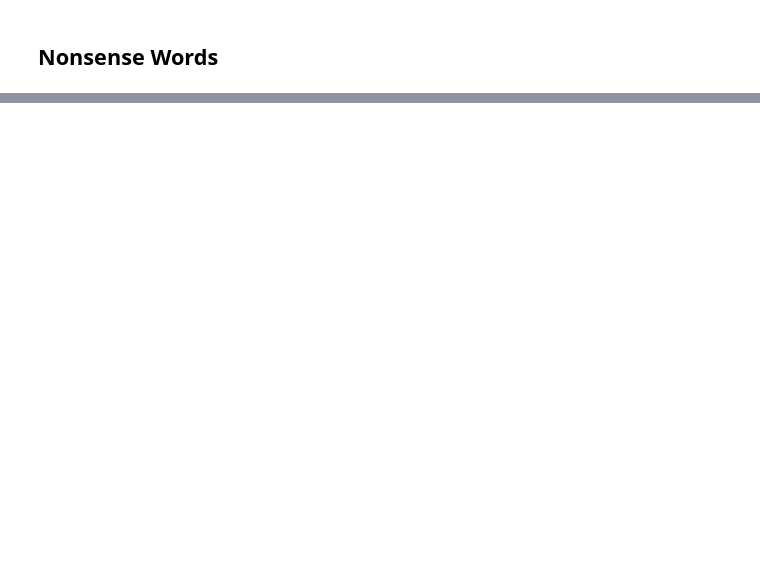
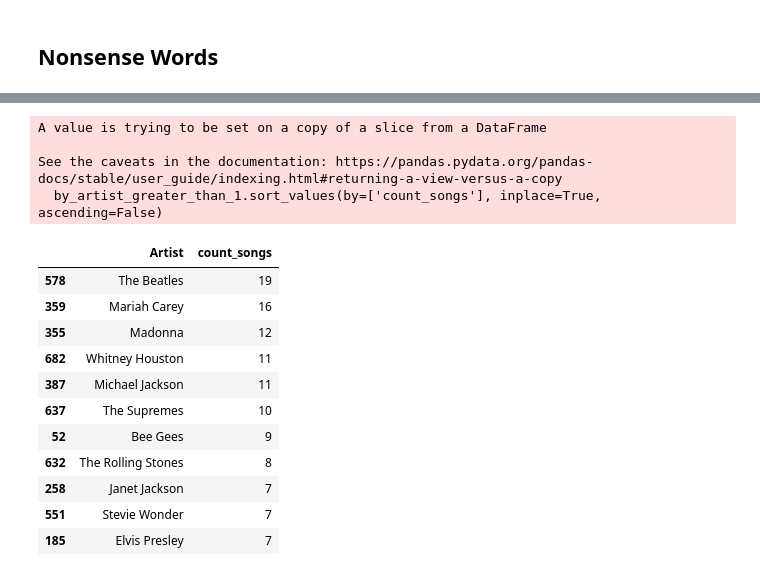
Before and after one commit to hogesonline/Pyconau2023, a Jupyter notebook: PyconTalkLyricsJupyter.ipynb, the cells around one changed output, grey strips where cells are left out. Drawn from its saved outputs; the diff is of its cells as text; code cells hidden in the pictures; blank space fills up the shorter version.

```diff
--- a/PyconTalkLyricsJupyter.ipynb
+++ b/PyconTalkLyricsJupyter.ipynb
@@ -428,0 +500,24 @@ nonsense_dict_deduped
+# %%
+by_artist_greater_than_1 = by_artist[by_artist["count_songs"].ge(2)]
+by_artist_greater_than_1.sort_values(by=['count_songs'], inplace=True, ascending=False)
+
+
+by_artist_greater_than_1.to_csv("by_artist_greater_than_1.csv")
+by_artist_greater_than_1.head(11)
+# %% [output]
+A value is trying to be set on a copy of a slice from a DataFrame
+
+See the caveats in the documentation: https://pandas.pydata.org/pandas-docs/stable/user_guide/indexing.html#returning-a-view-versus-a-copy
+  by_artist_greater_than_1.sort_values(by=['count_songs'], inplace=True, ascending=False)
+|  | Artist | count_songs |
+| 578 | The Beatles | 19 |
+| 359 | Mariah Carey | 16 |
+| 355 | Madonna | 12 |
+| 682 | Whitney Houston | 11 |
+| 387 | Michael Jackson | 11 |
+| 637 | The Supremes | 10 |
+| 52 | Bee Gees | 9 |
+| 632 | The Rolling Stones | 8 |
+| 258 | Janet Jackson | 7 |
+| 551 | Stevie Wonder | 7 |
+| 185 | Elvis Presley | 7 |
```
Also changed, not shown: parts of 6 cells of this notebook, 11 other files.
